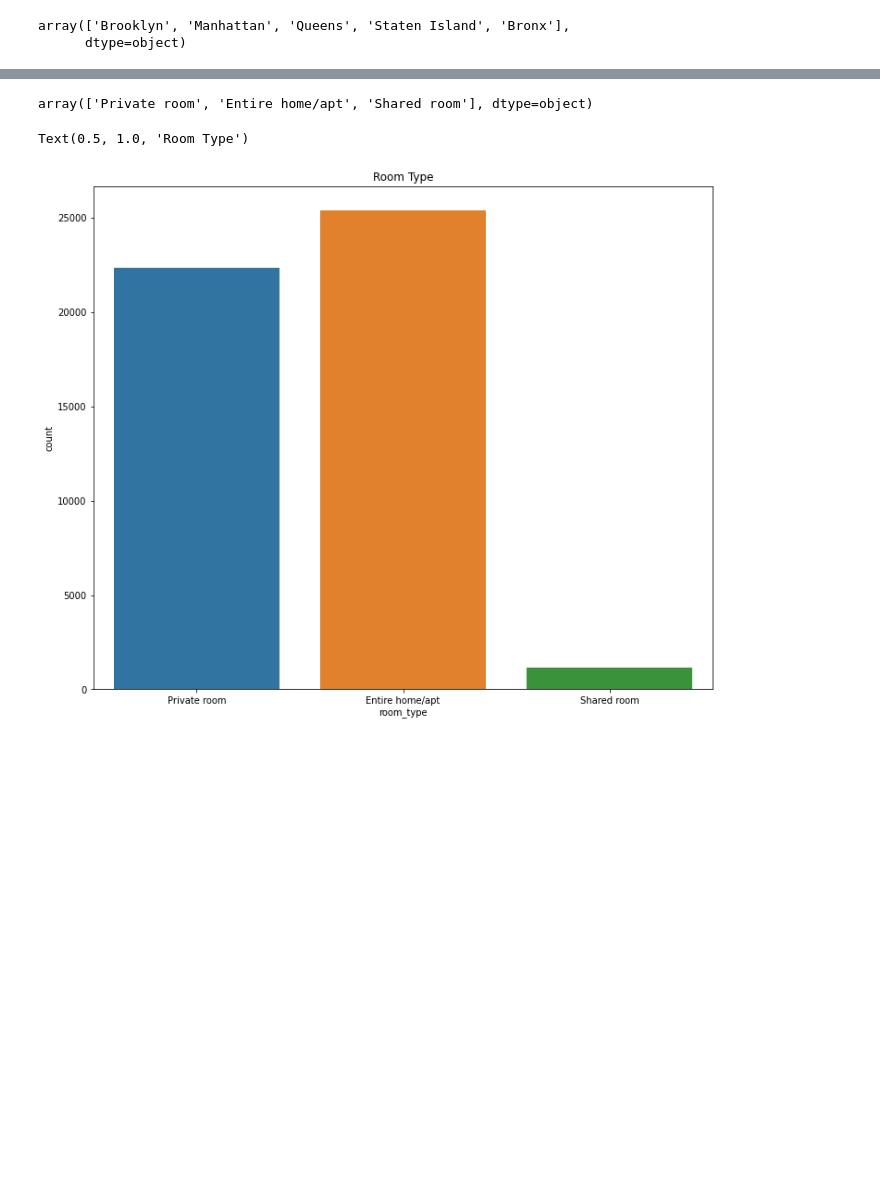
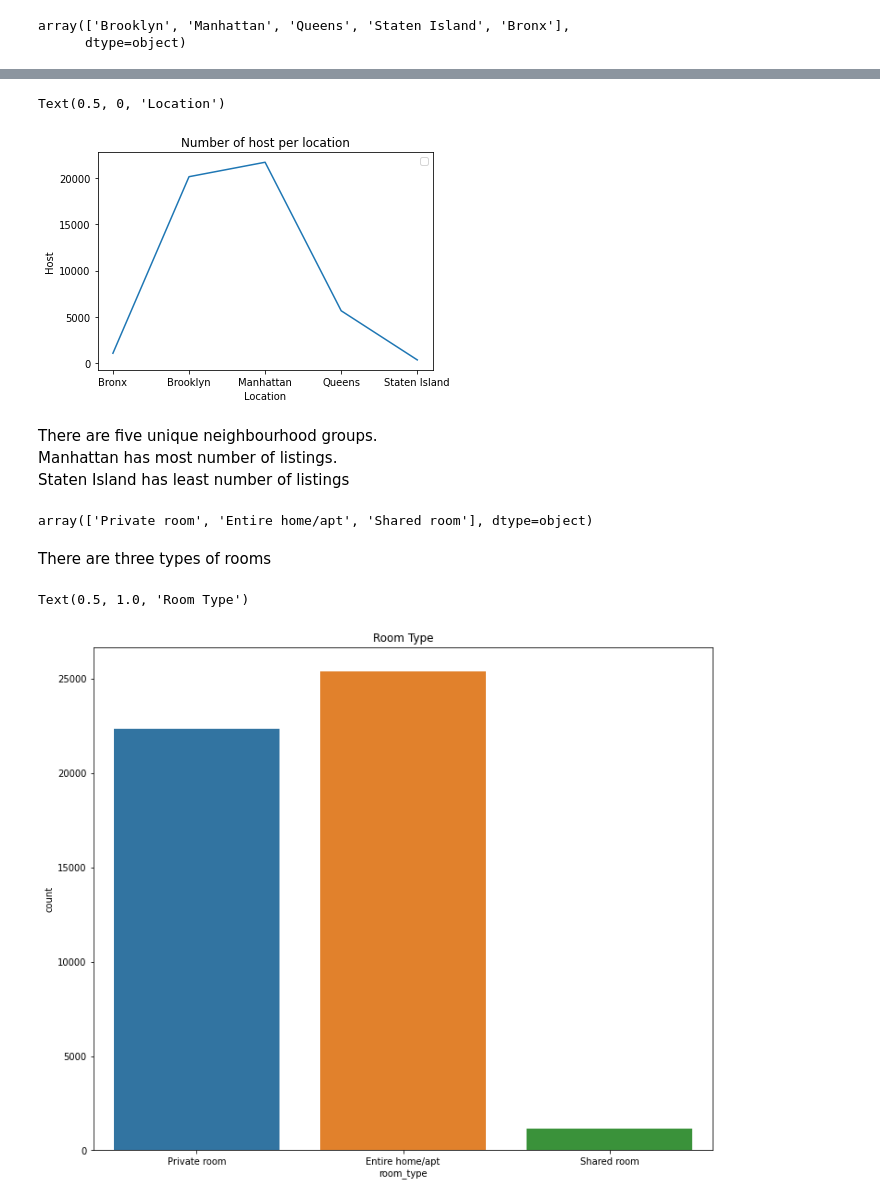
Before and after one commit to junaiskv94/Airbnb_bookin_Analysis, a Jupyter notebook: Copy_of_Airbnb_Bookings_Analysis_Capstone_Project.ipynb, the cells around one changed output, grey strips where cells are left out. Saved outputs shown, nothing was run; the diff lists cells and outputs as text; code cells hidden in the pictures; blank space fills up the shorter version.

```diff
--- a/Copy_of_Airbnb_Bookings_Analysis_Capstone_Project.ipynb
+++ b/Copy_of_Airbnb_Bookings_Analysis_Capstone_Project.ipynb
@@ -228,8 +265,24 @@ array(['Brooklyn', 'Manhattan', 'Queens', 'Staten Island', 'Bronx'],
+# %%
+#Variation of host in each location
+plt.legend(labels = ['No. of Host'])
+plt.plot(df.groupby('neighbourhood_group')['host_id'].count())
+plt.title('Number of host per location')
+plt.ylabel('Host')
+plt.xlabel('Location')
+# %% [output]
+Text(0.5, 0, 'Location')
+[figure, added]
+# %% [markdown]
+There are five unique neighbourhood groups.\
+Manhattan has most number of listings.\
+Staten Island has least number of listings
 # %%
 # finding the roomtypes
 df['room_type'].unique()
 # %% [output]
 array(['Private room', 'Entire home/apt', 'Shared room'], dtype=object)
+# %% [markdown]
+There are three types of rooms
 # %%
 # Find the differernt room type counts
 sns.countplot(df['room_type'] )
```
Also changed, not shown: parts of 105 cells of this notebook.
